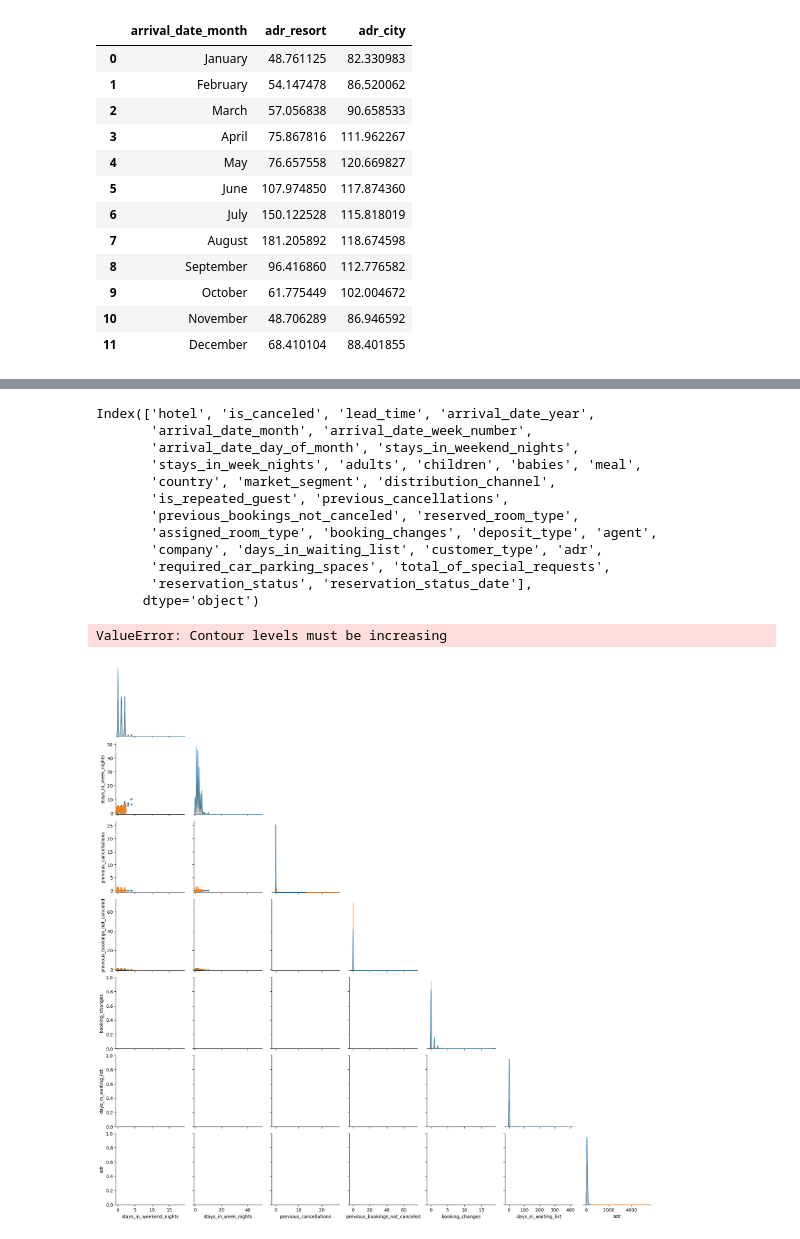
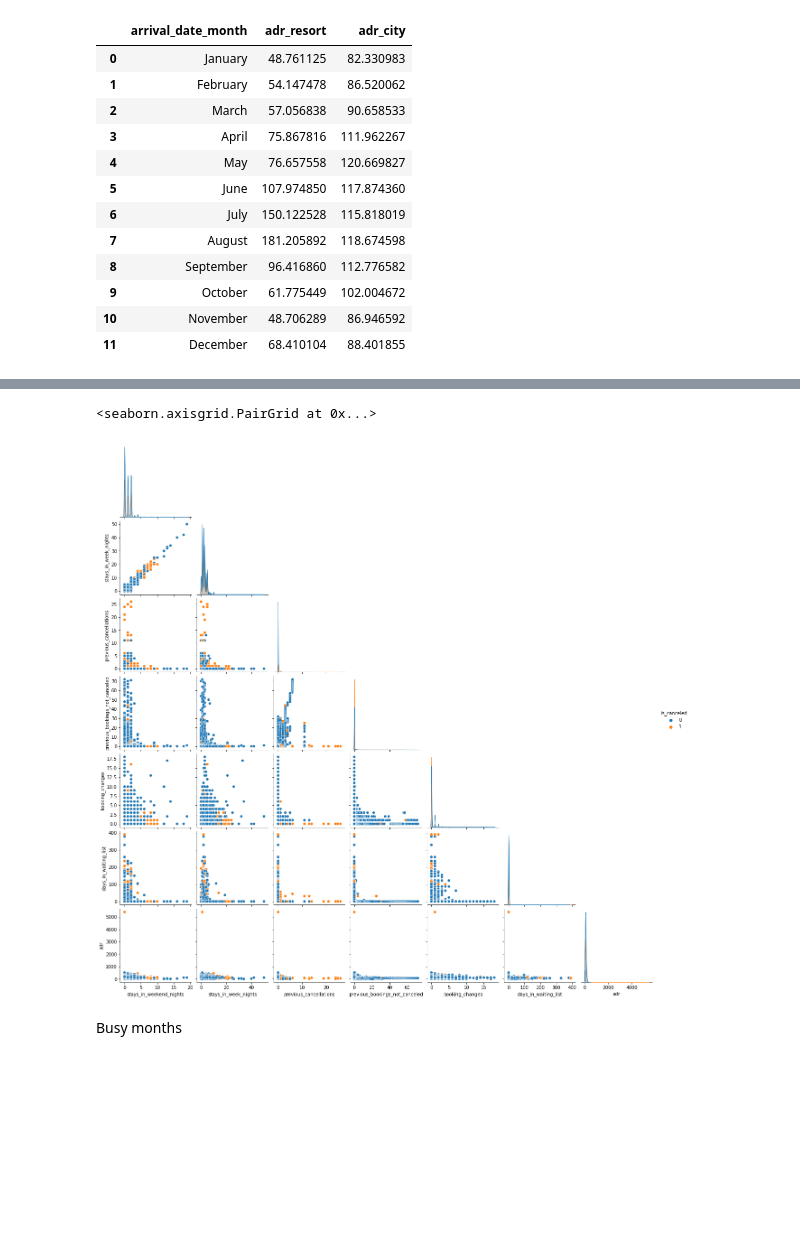
Before and after one commit to TheDandyCodes/TFG-ADE, a Jupyter notebook: booking.ipynb, the cells around one changed output, grey strips where cells are left out. Drawn from its saved outputs; the diff is of its cells as text; code cells hidden in the pictures; blank space fills up the shorter version.

```diff
--- a/booking.ipynb
+++ b/booking.ipynb
@@ -111,23 +111,7 @@ plt.show()
-# %%
-data_no_canceled.columns
-# %% [output]
-Index(['hotel', 'is_canceled', 'lead_time', 'arrival_date_year',
-       'arrival_date_month', 'arrival_date_week_number',
-       'arrival_date_day_of_month', 'stays_in_weekend_nights',
-       'stays_in_week_nights', 'adults', 'children', 'babies', 'meal',
-       'country', 'market_segment', 'distribution_channel',
-       'is_repeated_guest', 'previous_cancellations',
-       'previous_bookings_not_canceled', 'reserved_room_type',
-       'assigned_room_type', 'booking_changes', 'deposit_type', 'agent',
-       'company', 'days_in_waiting_list', 'customer_type', 'adr',
-       'required_car_parking_spaces', 'total_of_special_requests',
-       'reservation_status', 'reservation_status_date'],
-      dtype='object')
 # %%
-# sns.pairplot(data_no_canceled, hue='reserved_room_type', vars=['lead_time', 'stays_in_weekend_nights', 'stays_in_week_nights',
-#              'adults', 'children', 'babies', 'previous_cancellations', 'previous_bookings_not_canceled', 'booking_changes', 'days_in_waiting_list', 'adr', 'required_car_parking_spaces', 'total_of_special_requests'], kind='kde', corner=True)
+sns.pairplot(data, hue='is_canceled', vars=['stays_in_weekend_nights', 'stays_in_week_nights', 'previous_cancellations', 'previous_bookings_not_canceled', 'booking_changes', 'days_in_waiting_list', 'adr'], diag_kind="kde", corner=True)
+# %% [output]
+<seaborn.axisgrid.PairGrid at 0x...>
+[figure, added]
-# %%
-sns.pairplot(data, hue='is_canceled', vars=['stays_in_weekend_nights', 'stays_in_week_nights', 'previous_cancellations', 'previous_bookings_not_canceled', 'booking_changes', 'days_in_waiting_list', 'adr'], kind='kde', corner=True)
-# %% [output]
-ValueError: Contour levels must be increasing
-[figure, removed]
+# %% [markdown]
+Busy months
```
Also changed, not shown: parts of 7 cells of this notebook.
